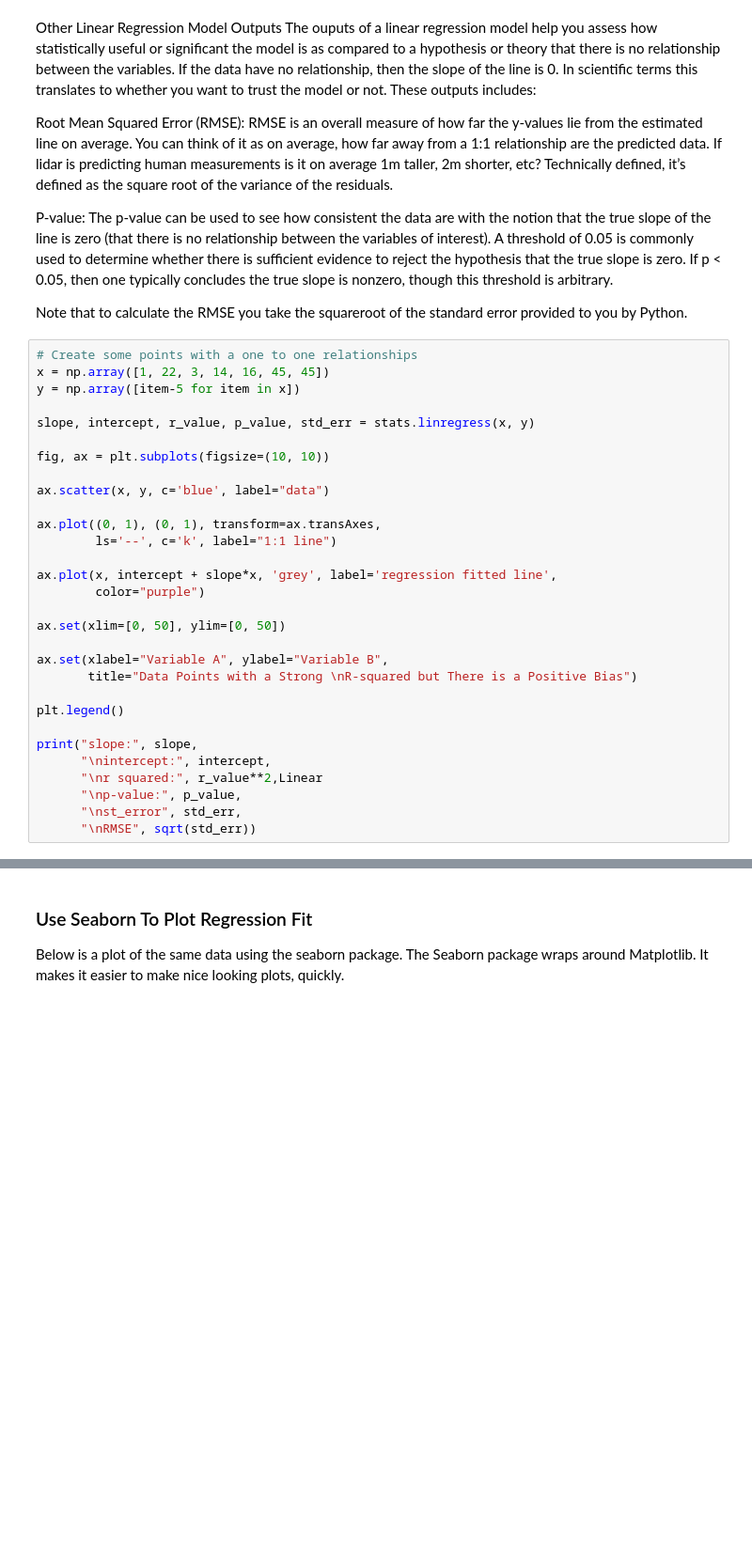
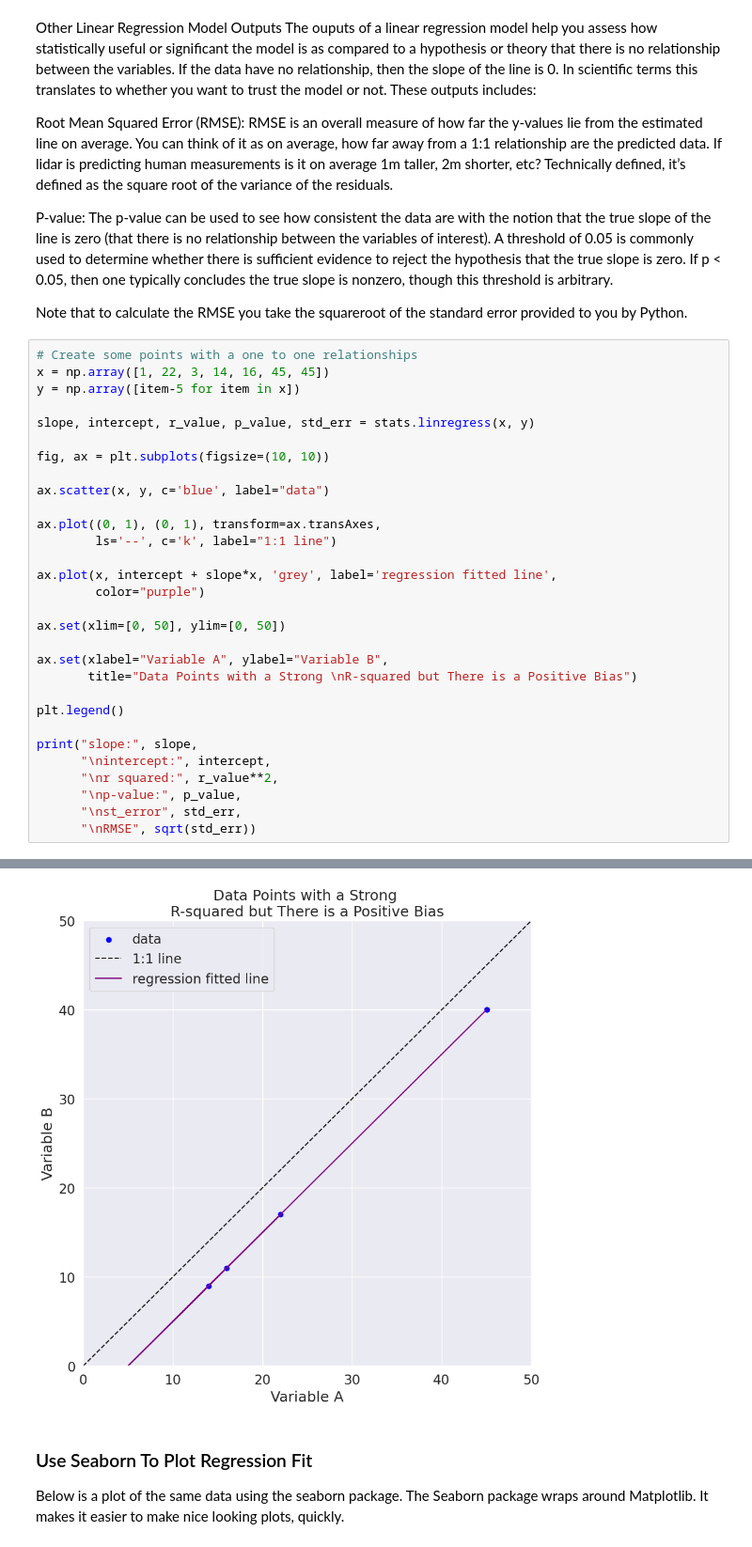
Before and after one commit to bferro12/EnvDatSci22, a Jupyter notebook: CodeSprints/Regression101.ipynb, the cells around one changed output, grey strips where cells are left out. Shown at 94% size. Saved outputs shown, nothing was run; the diff lists cells and outputs as text; blank space fills up the shorter version.

```diff
--- a/CodeSprints/Regression101.ipynb
+++ b/CodeSprints/Regression101.ipynb
@@ -547,7 +661,8 @@ plt.legend()
 
 print("slope:", slope,
       "\nintercept:", intercept,
-      "\nr squared:", r_value**2,Linear
+      "\nr squared:", r_value**2,
       "\np-value:", p_value,
       "\nst_error", std_err,
       "\nRMSE", sqrt(std_err))
+# %% [output]
@@ -554,3 +675,4 @@ print("slope:", slope,
+[figure, added]
 # %% [markdown]
 ### Use Seaborn To Plot Regression Fit
 Below is a plot of the same data using the seaborn package. The Seaborn package wraps around Matplotlib. It makes it easier to make nice looking plots, quickly.
```
Also changed, not shown: parts of 31 cells of this notebook.
